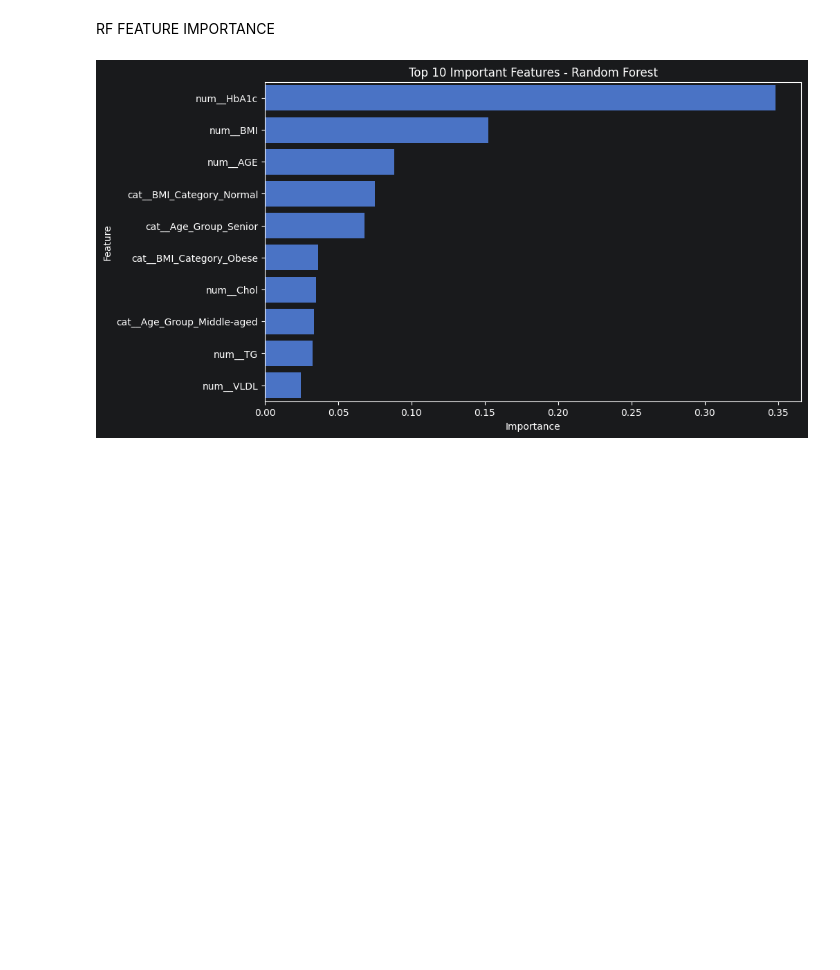
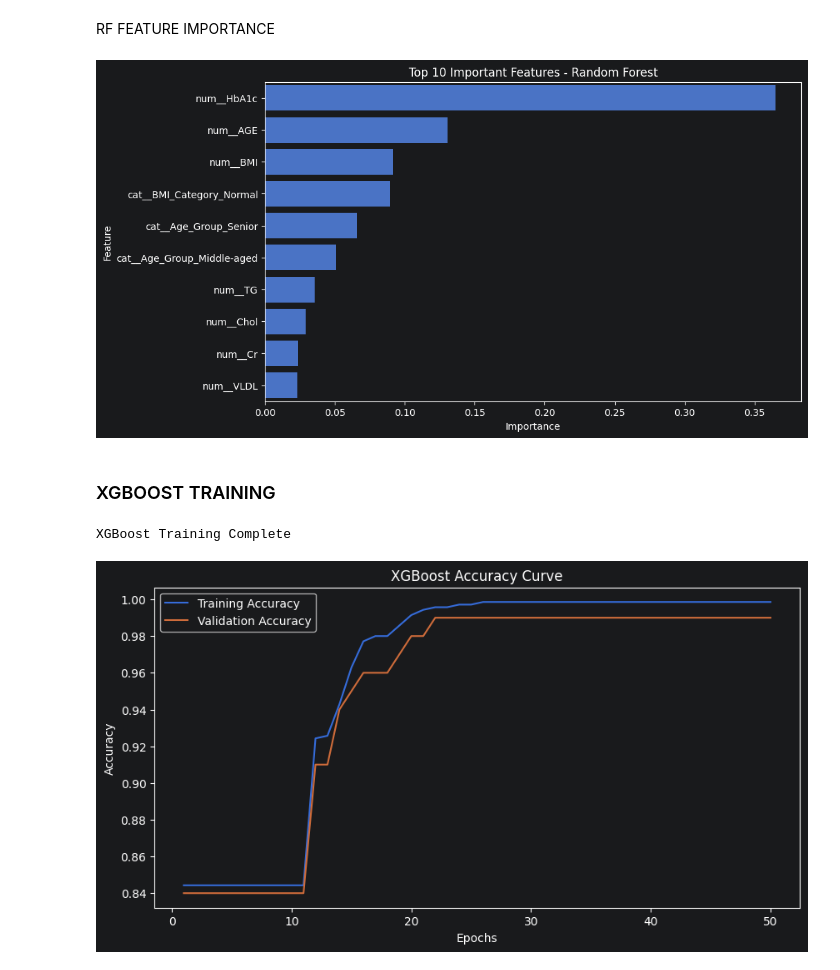
Before and after one commit to Raag-ops/LEAPFROG-ASSIGNMENT-1, a Jupyter notebook: classificationBook.ipynb, the cells around one changed output. Saved outputs shown, nothing was run; the diff lists cells and outputs as text; code cells hidden in the pictures; blank space fills up the shorter version.

Commit message:
XGBoost Traning and Feature importance

```diff
--- a/classificationBook.ipynb
+++ b/classificationBook.ipynb
@@ -23,8 +23,8 @@ from sklearn.metrics import (
 
 #GLOBAL VARIABLES
 
-randomState = 42
-EPOCHS = 100
+randomState = 128
+EPOCHS = 50
 ARRAY_PATH = "processed_arrays/"
 
 #CHECK CUDA AVAILABILITY
@@ -101,21 +101,20 @@ classification_models = {
 
     "Random Forest": RandomForestClassifier(
         class_weight="balanced",
-        n_estimators=200,
+        n_estimators=EPOCHS,
         max_depth=10,
         random_state=randomState
     ),
 
     "XGBoost": XGBClassifier(
-        class_weight="balanced",
-        n_estimators=200,
+        n_estimators=EPOCHS,
         learning_rate=0.05,
         max_depth=6,
         objective="multi:softmax",
         num_class=3,
         tree_method="hist",
         device="cuda",
-        eval_metric="mlogloss",
+        eval_metric="merror",
         random_state=randomState
     ),
 
@@ -235,4 +234,69 @@ plt.title("Top 10 Important Features - Random Forest")
 
 plt.show()
 # %% [output]
-[figure, old version]
+[figure, new version]
+# %% [markdown]
+### XGBOOST TRAINING
+# %%
+xgb_model = classification_models["XGBoost"]
+
+xgb_model.fit(
+
+    X_train_prep,
+    y_train,
+
+    eval_set=[
+
+        (X_train_prep, y_train),
+
+        (X_val_prep, y_val)
+    ],
+
+    verbose=False
+)
+
+print("XGBoost Training Complete")
+
+xgb_results = xgb_model.evals_result()
+
+xgb_train_error = xgb_results[
+    "validation_0"
+]["merror"]
+
+xgb_val_error = xgb_results[
+    "validation_1"
+]["merror"]
+# %% [output]
+XGBoost Training Complete
+# %%
+n_epochs = min(len(xgb_train_error), len(xgb_val_error))
+epochs_range = range(1, n_epochs + 1)
+
+xgb_train_acc = [1 - err for err in xgb_train_error[:n_epochs]]
+xgb_val_acc = [1 - err for err in xgb_val_error[:n_epochs]]
+
+plt.figure(figsize=(10, 5))
+
+sns.lineplot(
+    x=epochs_range,
+    y=xgb_train_acc,
+    label="Training Accuracy"
+)
+
+sns.lineplot(
+    x=epochs_range,
+    y=xgb_val_acc,
+    label="Validation Accuracy"
+)
+
+plt.title("XGBoost Accuracy Curve")
+
+plt.xlabel("Epochs")
+
+plt.ylabel("Accuracy")
+
+plt.legend()
+
+plt.show()
+# %% [output]
+[figure, added]
```
Also changed, not shown: parts of 4 cells of this notebook.
